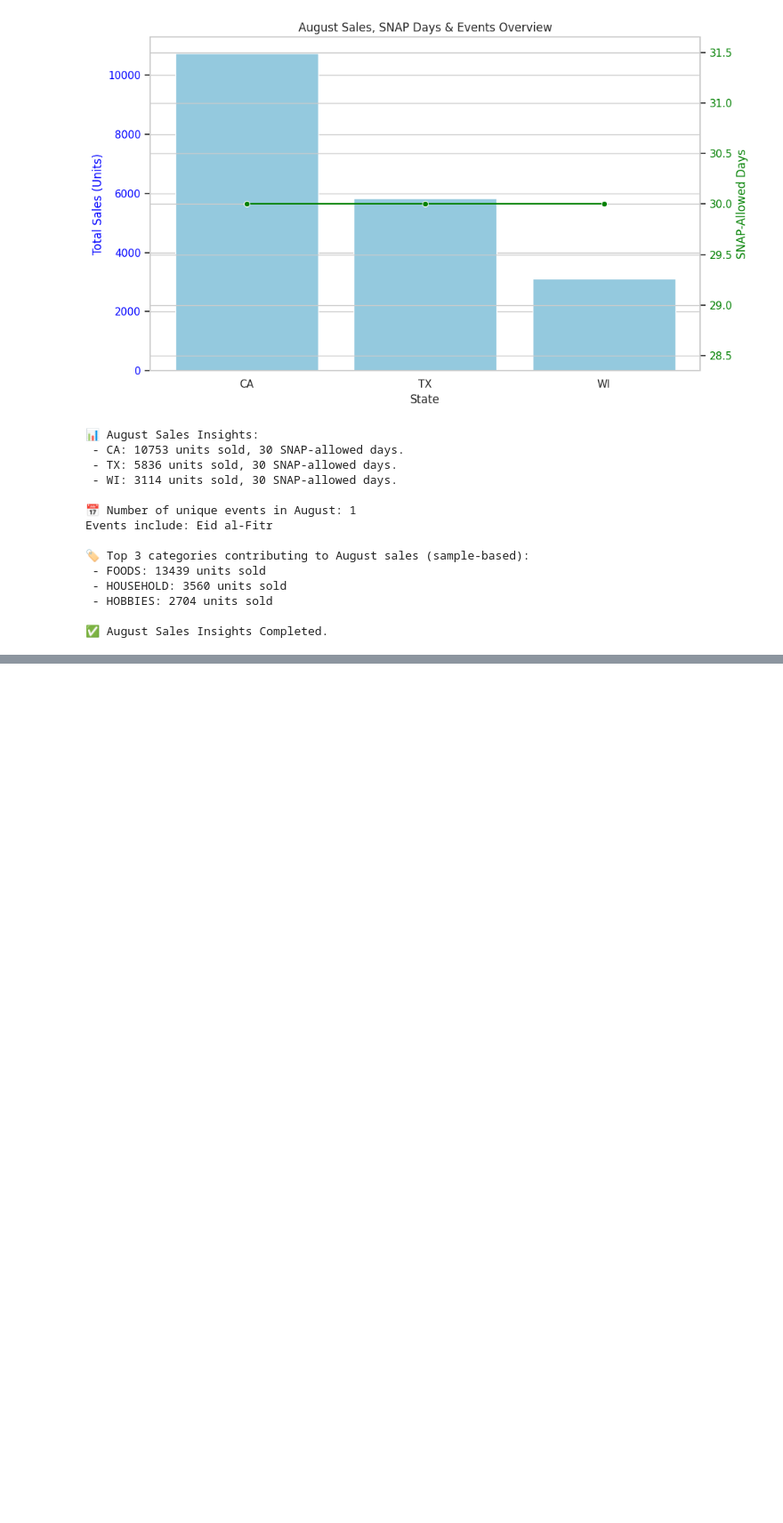
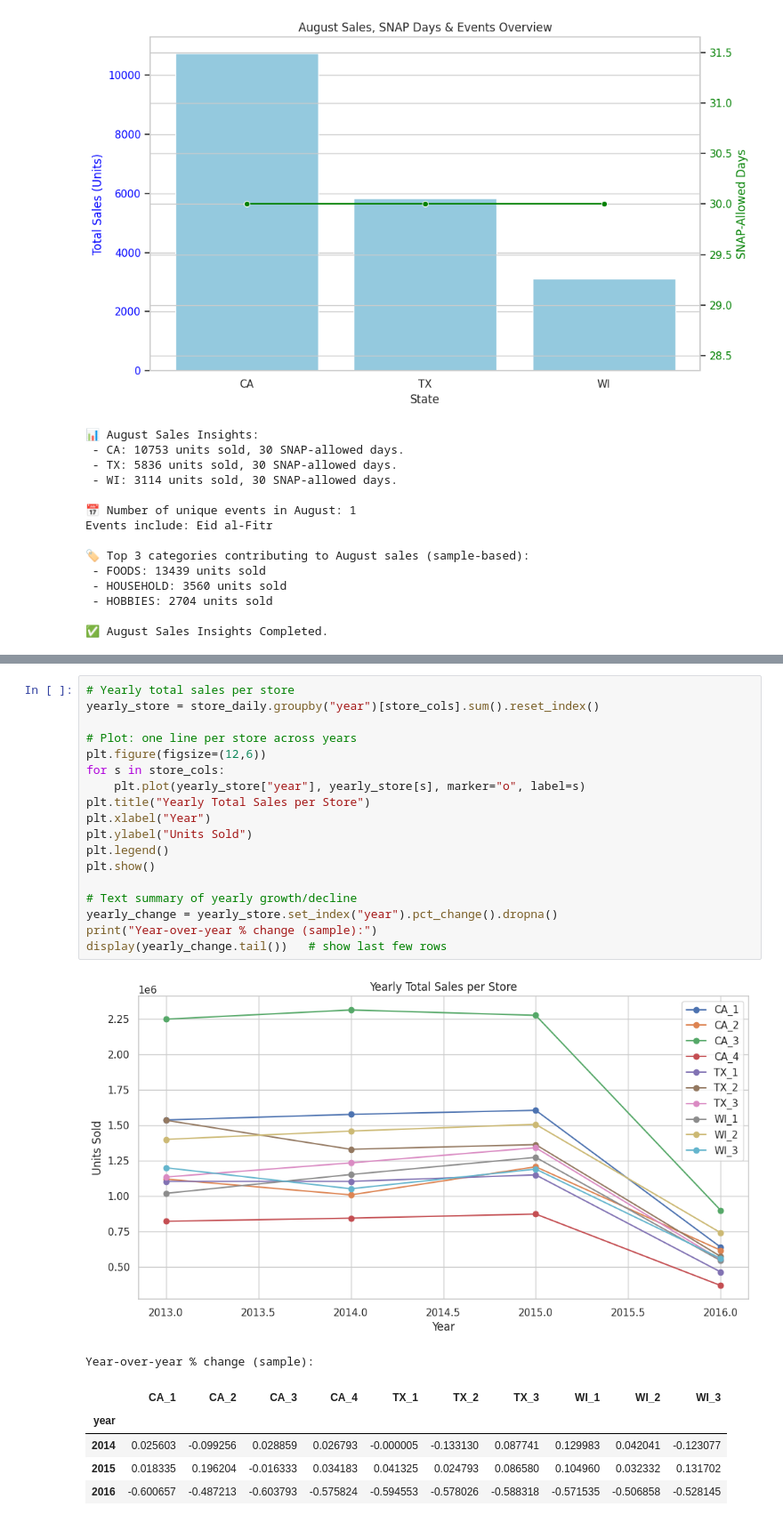
Before and after one commit to Saurabhganvir/M5_forecasting_validation, a Jupyter notebook: M5_accuracy_validation.ipynb, the cells around one changed output, grey strips where cells are left out. Shown at 89% size. Saved outputs shown, nothing was run; the diff lists cells and outputs as text; blank space fills up the shorter version.

```diff
--- a/M5_accuracy_validation.ipynb
+++ b/M5_accuracy_validation.ipynb
@@ -683,0 +753,26 @@ Events include: Eid al-Fitr
+# %%
+# Yearly total sales per store
+yearly_store = store_daily.groupby("year")[store_cols].sum().reset_index()
+
+# Plot: one line per store across years
+plt.figure(figsize=(12,6))
+for s in store_cols:
+    plt.plot(yearly_store["year"], yearly_store[s], marker="o", label=s)
+plt.title("Yearly Total Sales per Store")
+plt.xlabel("Year")
+plt.ylabel("Units Sold")
+plt.legend()
+plt.show()
+
+# Text summary of yearly growth/decline
+yearly_change = yearly_store.set_index("year").pct_change().dropna()
+print("Year-over-year % change (sample):")
+display(yearly_change.tail())   # show last few rows
+# %% [output]
+[figure, added]
+Year-over-year % change (sample):
+|  | CA_1 | CA_2 | CA_3 | CA_4 | TX_1 | TX_2 | TX_3 | WI_1 | WI_2 | WI_3 |
+| year |  |  |  |  |  |  |  |  |  |  |
+| 2014 | 0.025603 | -0.099256 | 0.028859 | 0.026793 | -0.000005 | -0.133130 | 0.087741 | 0.129983 | 0.042041 | -0.123077 |
+| 2015 | 0.018335 | 0.196204 | -0.016333 | 0.034183 | 0.041325 | 0.024793 | 0.086580 | 0.104960 | 0.032332 | 0.131702 |
+| 2016 | -0.600657 | -0.487213 | -0.603793 | -0.575824 | -0.594553 | -0.578026 | -0.588318 | -0.571535 | -0.506858 | -0.528145 |
```
Also changed, not shown: parts of 14 cells of this notebook.
